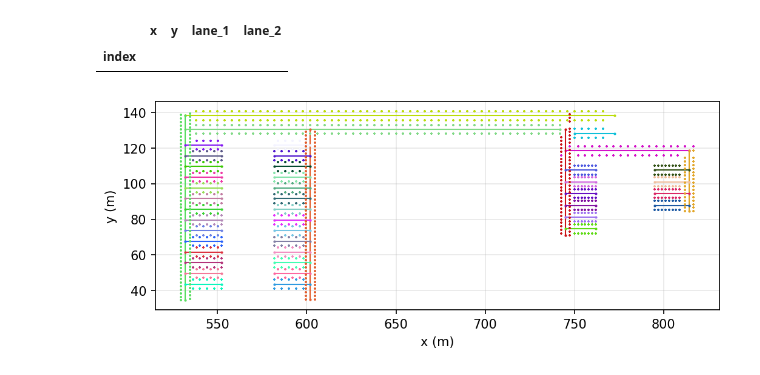
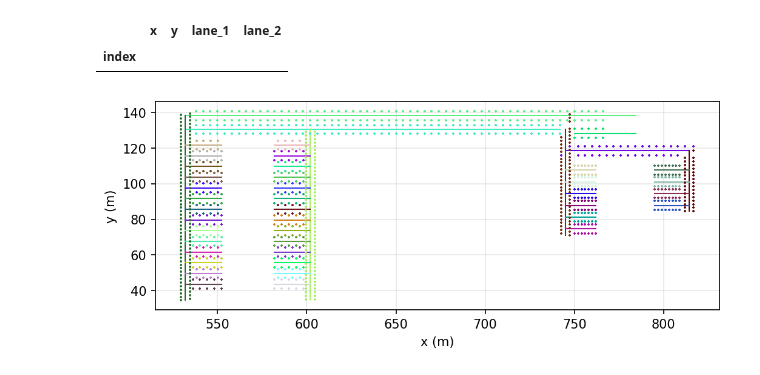
Before and after one commit to PeterAlbus/agv_parameter_visualization, a Jupyter notebook: map_asc.ipynb, the cells around one changed output. Saved outputs shown, nothing was run; the diff lists cells and outputs as text; code cells hidden in the pictures.

```diff
--- a/map_asc.ipynb
+++ b/map_asc.ipynb
@@ -6,7 +6,7 @@ import numpy as np
 import pandas as pd
 # %%
 df_lanes = pd.read_csv(
-    "../agv_ns_ros/data/AGV_Map/LaneMap-20241122.csv",
+    "../agv_ns_ros/data/AGV_Map/LaneMap-20241123.csv",
     names="index x_begin y_begin x_end y_end".split(),
     index_col=0,
 )
@@ -25,7 +25,7 @@ dtypes: float64(4)
 memory usage: 1.8 KB
 # %%
 df_transponders = pd.read_csv(
-    "../agv_ns_ros/data/AGV_Map/TransMap-20241122.csv",
+    "../agv_ns_ros/data/AGV_Map/TransMap-20241123.csv",
     names="index x y lane_1 lane_2".split(),
     index_col=0,
 )
@@ -64,7 +64,7 @@ n_lanes = len(df_lanes)
 
 randomizer = Random(1011)
 colors: list[str] = [
-    "#%06x" % randomizer.randint(0, 0xffffff)
+    "#%06x" % randomizer.randint(0, 0xeeeeee)
     for _ in range(n_lanes)
 ]
 
@@ -75,7 +75,7 @@ for index in df_lanes.index:
     ax.plot(
         [df_lanes.loc[index, "x_begin"], df_lanes.loc[index, "x_end"]],  # type: ignore
         [df_lanes.loc[index, "y_begin"], df_lanes.loc[index, "y_end"]],  # type: ignore
-        ".-",
+        "-",
         color=(colors[lane_index] if n_colors >= n_lanes else "blue"),
         lw=1,
         ms=2,
@@ -86,31 +86,31 @@ for index in df_transponders.index:
         cast(np.int64, df_transponders.loc[index, "lane_1"])
     ) - 1
     ax.plot(
         cast(np.float64, df_transponders.loc[index, "x"]),
         cast(np.float64, df_transponders.loc[index, "y"]),
         "+",
         color=(colors[lane_index] if n_colors >= n_lanes else "red"),
         ms=2,
     )
 
 ax.set(
     xlabel="x (m)",
     ylabel="y (m)",
     # xticks=np.arange(525, 826, 25),
     aspect="equal",
 )
 
 # for i, index in enumerate(df_unbound_transponders.index):
 #     ax.plot(
 #         df_unbound_transponders.loc[index, "x"],  # type: ignore
 #         df_unbound_transponders.loc[index, "y"],  # type: ignore
 #         "x",
 #         color="cyan",
 #         ms=5,
 #         label=("unbound transponder(s)" if i == 0 else None),
 #     )
 
 # ax.legend()
 ax.grid(alpha=0.3)
 # %% [output]
-[figure, old version]
+[figure, new version]
```
